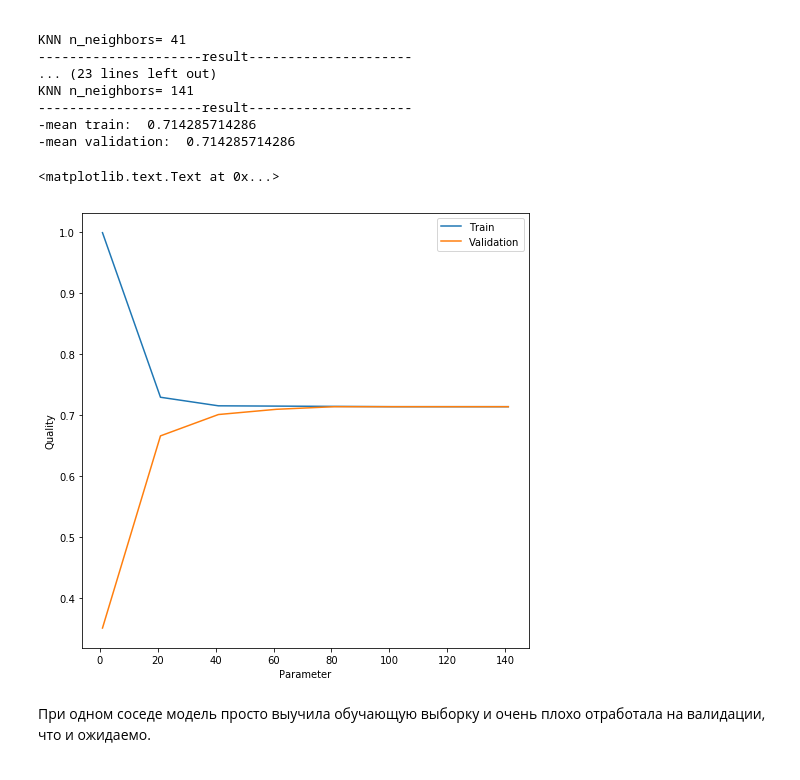
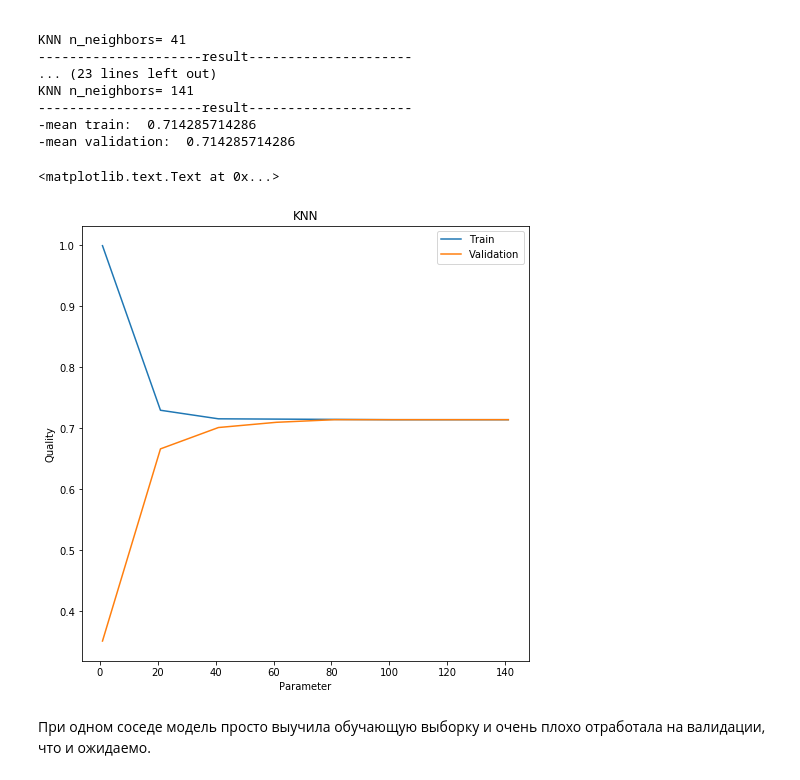
Before and after one commit to BobrG/IreneGit, a Jupyter notebook: hw2.ipynb, the cells around one changed output. Drawn from its saved outputs; the diff is of its cells as text; code cells hidden in the pictures.

Commit message:
added some graphics

```diff
--- a/hw2.ipynb
+++ b/hw2.ipynb
@@ -370,15 +370,16 @@ KNN n_neighbors= 141
 # %%
 fig1 = plt.figure(figsize=(8,8))
 ax1 = plt.subplot()
 ax1.plot(ns, qual_train, label='Train')
 ax2 = plt.subplot()
 ax2.plot(ns, qual_valid, label='Validation')
 plt.legend(loc=1, ncol=1)
 plt.xlabel('Parameter')
 plt.ylabel('Quality')
+plt.title('KNN')
 # %% [output]
 <matplotlib.text.Text at 0x...>
-[figure, old version]
+[figure, new version]
 # %% [markdown]
 При одном соседе модель просто выучила обучающую выборку и очень плохо отработала на валидации, что и ожидаемо.
 # %%
```
Also changed, not shown: parts of 4 cells of this notebook.
